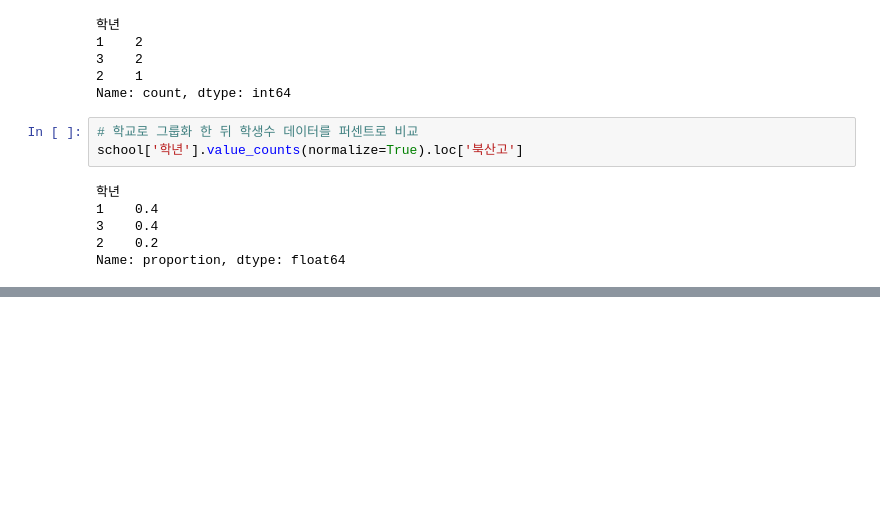
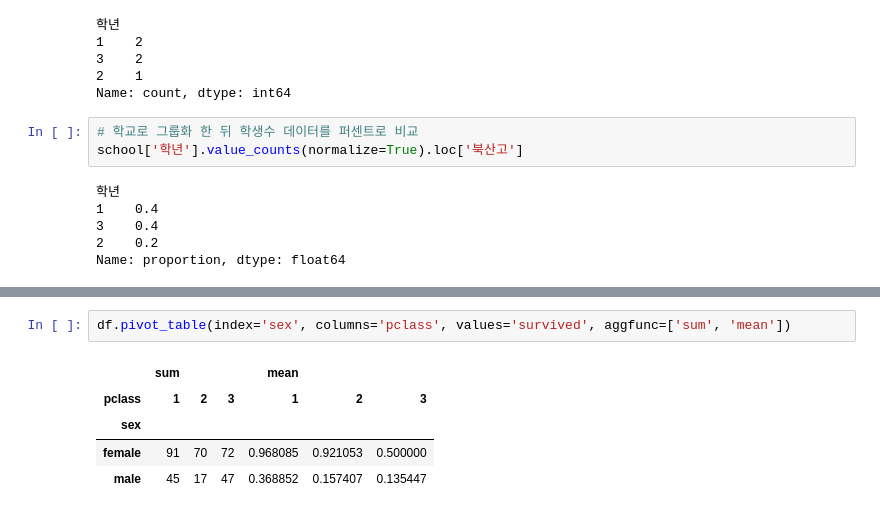
Before and after one commit to HeeJu-XiJu/Pandas, a Jupyter notebook: 14. 그룹화.ipynb, the cells around one changed output, grey strips where cells are left out. Cells and saved outputs as stored; diff of their text form; blank space fills up the shorter version.

```diff
--- a/14. 그룹화.ipynb
+++ b/14. 그룹화.ipynb
@@ -187,0 +233,8 @@ Name: proportion, dtype: float64
+# %%
+df.pivot_table(index='sex', columns='pclass', values='survived', aggfunc=['sum', 'mean'])
+# %% [output]
+|  | sum |  |  | mean |  |  |
+| pclass | 1 | 2 | 3 | 1 | 2 | 3 |
+| sex |  |  |  |  |  |  |
+| female | 91 | 70 | 72 | 0.968085 | 0.921053 | 0.500000 |
+| male | 45 | 17 | 47 | 0.368852 | 0.157407 | 0.135447 |
```
Also changed, not shown: parts of 7 cells of this notebook.
